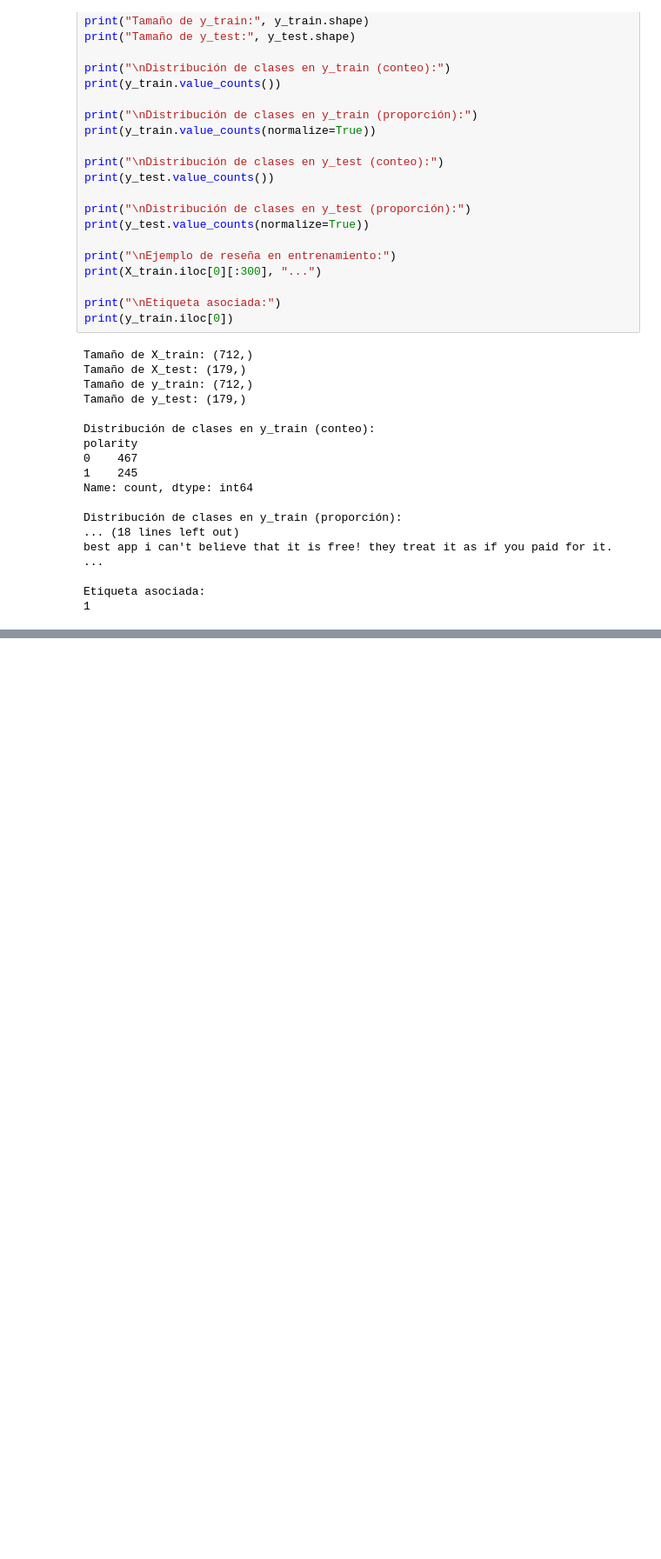
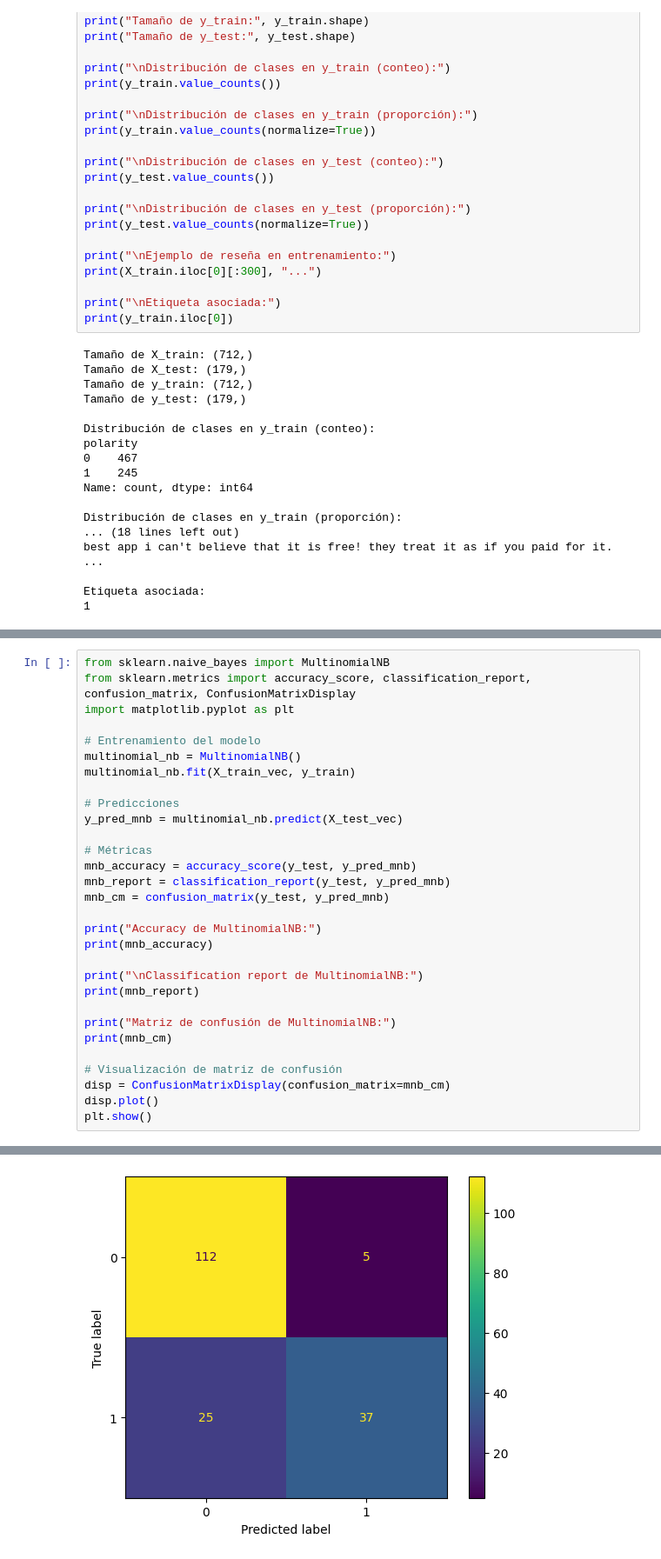
Before and after one commit to 4GeeksAcademy/gondelles-naive-bayes-google-play-reviews-project, a Jupyter notebook: src/explore.ipynb, the cells around one changed output, grey strips where cells are left out. Shown at 87% size. Cells and saved outputs as stored; diff of their text form; blank space fills up the shorter version.

```diff
--- a/src/explore.ipynb
+++ b/src/explore.ipynb
@@ -335,0 +504,31 @@ Etiqueta asociada:
+# %%
+from sklearn.naive_bayes import MultinomialNB
+from sklearn.metrics import accuracy_score, classification_report, confusion_matrix, ConfusionMatrixDisplay
+import matplotlib.pyplot as plt
+
+# Entrenamiento del modelo
+multinomial_nb = MultinomialNB()
+multinomial_nb.fit(X_train_vec, y_train)
+
+# Predicciones
+y_pred_mnb = multinomial_nb.predict(X_test_vec)
+
+# Métricas
+mnb_accuracy = accuracy_score(y_test, y_pred_mnb)
+mnb_report = classification_report(y_test, y_pred_mnb)
+mnb_cm = confusion_matrix(y_test, y_pred_mnb)
+
+print("Accuracy de MultinomialNB:")
+print(mnb_accuracy)
+
+print("\nClassification report de MultinomialNB:")
+print(mnb_report)
+
+print("Matriz de confusión de MultinomialNB:")
+print(mnb_cm)
+
+# Visualización de matriz de confusión
+disp = ConfusionMatrixDisplay(confusion_matrix=mnb_cm)
+disp.plot()
+plt.show()
+# %% [output]
@@ -335,0 +551 @@ Etiqueta asociada:
+[figure, added]
```
Also changed, not shown: parts of 35 cells of this notebook, 2 other files.
